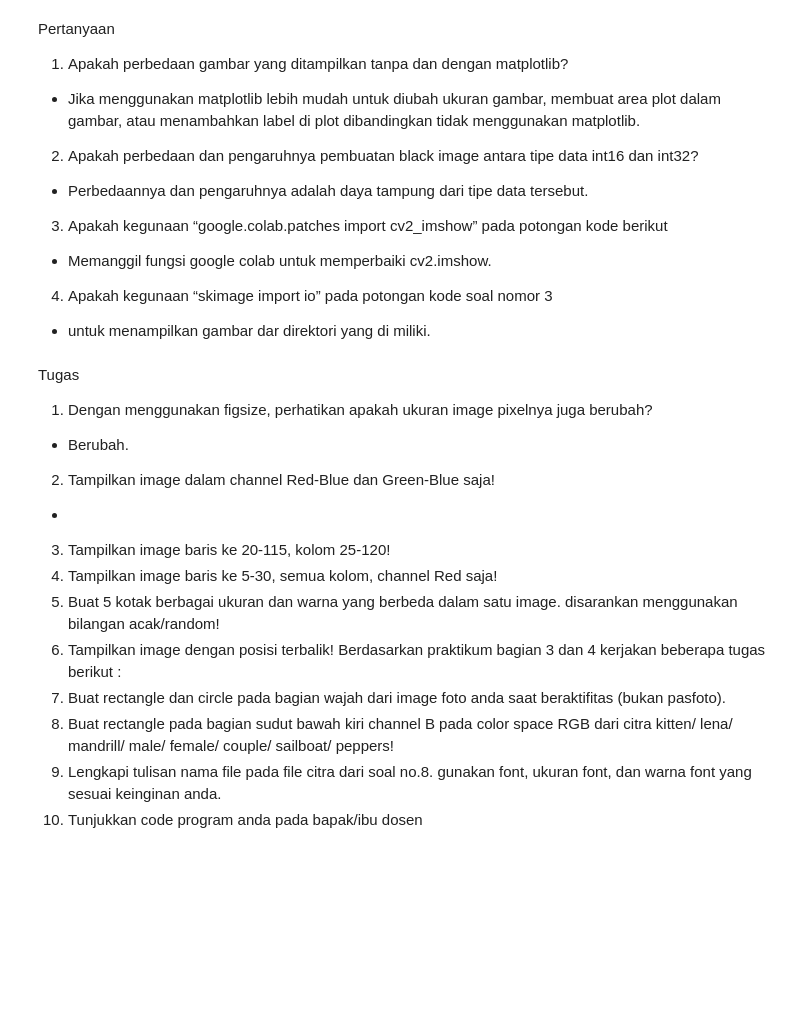
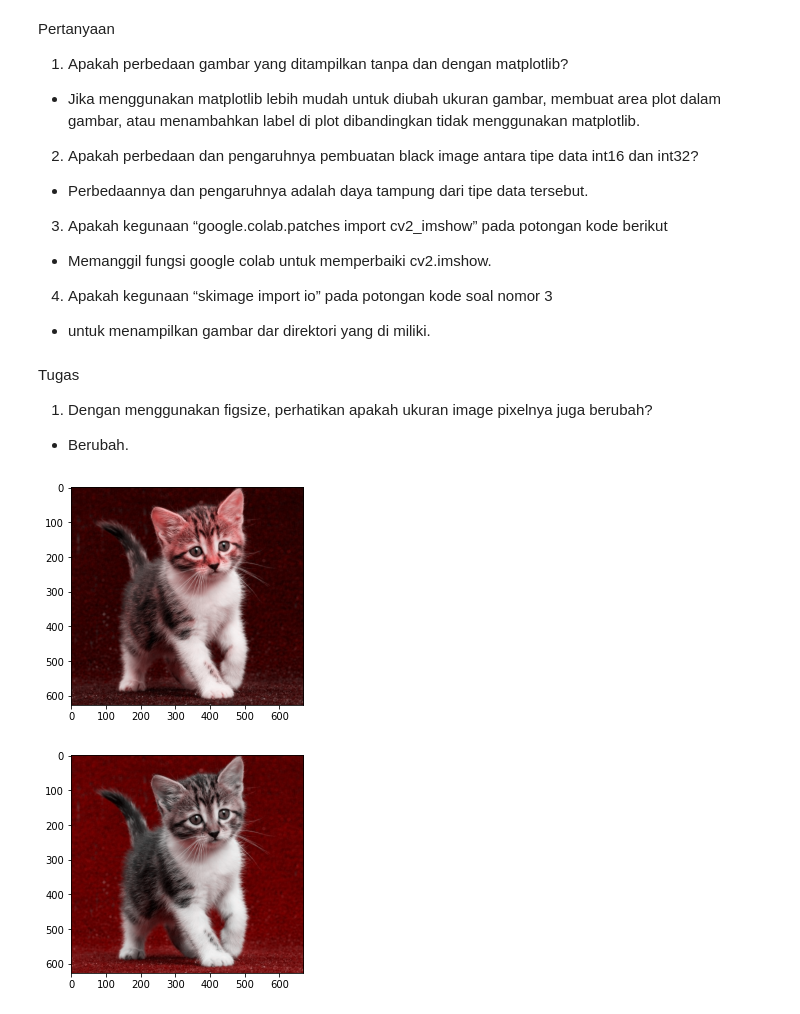
Before and after one commit to 16Komang/PCVK, a Jupyter notebook: Week2.ipynb, the cells around one changed output. Drawn from its saved outputs; the diff is of its cells as text; code cells hidden in the pictures; blank space fills up the shorter version.

```diff
--- a/Week2.ipynb
+++ b/Week2.ipynb
@@ -141,23 +141,31 @@ berikut
   - Memanggil fungsi google colab untuk memperbaiki cv2.imshow.
 4. Apakah kegunaan “skimage import io” pada potongan kode soal nomor 3
   - untuk menampilkan gambar dar direktori yang di miliki.
-# %% [markdown]
-Tugas
-1. Dengan menggunakan figsize, perhatikan apakah ukuran image pixelnya juga
-berubah?
-  - Berubah.
-2. Tampilkan image dalam channel Red-Blue dan Green-Blue saja!
-  -
-3. Tampilkan image baris ke 20-115, kolom 25-120!
-4. Tampilkan image baris ke 5-30, semua kolom, channel Red saja!
-5. Buat 5 kotak berbagai ukuran dan warna yang berbeda dalam satu image.
-disarankan menggunakan bilangan acak/random!
-6. Tampilkan image dengan posisi terbalik!
-Berdasarkan praktikum bagian 3 dan 4 kerjakan beberapa tugas berikut :
-7. Buat rectangle dan circle pada bagian wajah dari image foto anda saat
-beraktifitas (bukan pasfoto).
-8. Buat rectangle pada bagian sudut bawah kiri channel B pada color space RGB
-dari citra kitten/ lena/ mandrill/ male/ female/ couple/ sailboat/ peppers!
-9. Lengkapi tulisan nama file pada file citra dari soal no.8. gunakan font, ukuran
-font, dan warna font yang sesuai keinginan anda.
-10. Tunjukkan code program anda pada bapak/ibu dosen
+# %% [markdown]
+Tugas
+1. Dengan menggunakan figsize, perhatikan apakah ukuran image pixelnya juga
+berubah?
+  - Berubah.
+# %%
+# 2. Tampilkan image dalam channel Red-Blue dan Green-Blue saja!
+img_rb = img.copy()
+
+b, g, r = cv.split(img)
+
+img_rb = cv.merge([r, b, b])
+
+plt.imshow(img_rb)
+plt.show()
+# %% [output]
+[figure, added]
+# %%
+img_rb = img.copy()
+
+b, g, r = cv.split(img)
+
+img_rb = cv.merge([g, b, b])
+
+plt.imshow(img_rb)
+plt.show()
+# %% [output]
+[figure, added]
```
Also changed, not shown: parts of 9 cells of this notebook.
